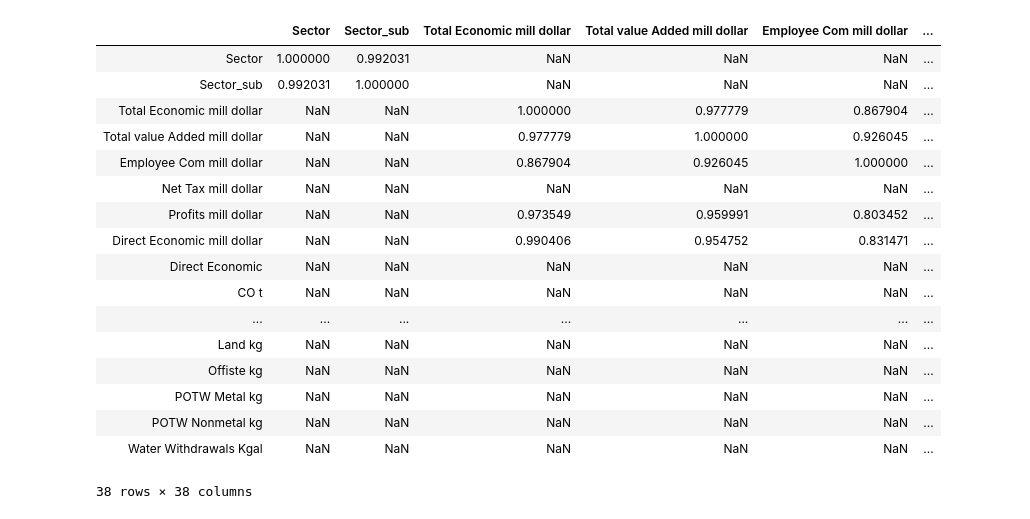
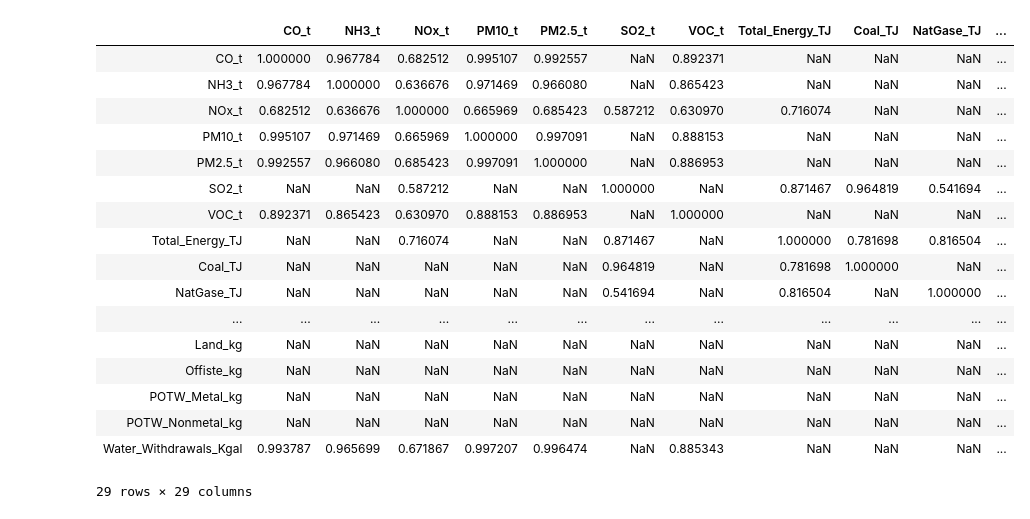
Before and after one commit to WeiquanLuo/LCA-PetFoodSupplyChain, a Jupyter notebook: lca.ipynb, the cells around one changed output. Drawn from its saved outputs; the diff is of its cells as text; code cells hidden in the pictures.

```diff
--- a/lca.ipynb
+++ b/lca.ipynb
@@ -8,0 +8,6 @@ data = data.drop(['Unnamed: 0'], axis =1)
+# %%
+dat = pd.read_csv("data/dat_311111_1M_v2.csv")
+dat = dat.drop(["Unnamed: 0"], axis = 1)
+dat.columns = dat.columns.str.replace(' ', '_')
+dat.columns = dat.columns.str.replace('/', '_')
+dat.columns
@@ -28,0 +31,7 @@ data
+# %%
+dat['Sector'] = dat['Sector'].astype('category')
+dat['Description'] = dat['Description'].astype('category')
+dat['name_sub'] = dat['name_sub'].astype('category')
+dat['Sector_sub'] = dat['Sector_sub'].astype('category')
+
+dat.head()
@@ -34,22 +51,25 @@ sns.heatmap(data.corr(), cmap ='PiYG')
 # %%
-corr = data.corr(method = 'pearson')
+dat1 = dat.iloc[:, 11:40]
+dat1['Description'] = dat['Description']
+dat1.head
+corr = dat1.corr(method = 'pearson')
 corr[abs(corr)>0.5]
 # %% [output]
-|  | Sector | Sector_sub | Total Economic mill dollar | Total value Added mill dollar | Employee Com mill dollar | ... |
-| Sector | 1.000000 | 0.992031 | NaN | NaN | NaN | ... |
-| Sector_sub | 0.992031 | 1.000000 | NaN | NaN | NaN | ... |
-| Total Economic mill dollar | NaN | NaN | 1.000000 | 0.977779 | 0.867904 | ... |
-| Total value Added mill dollar | NaN | NaN | 0.977779 | 1.000000 | 0.926045 | ... |
-| Employee Com mill dollar | NaN | NaN | 0.867904 | 0.926045 | 1.000000 | ... |
-| Net Tax mill dollar | NaN | NaN | NaN | NaN | NaN | ... |
-| Profits mill dollar | NaN | NaN | 0.973549 | 0.959991 | 0.803452 | ... |
-| Direct Economic mill dollar | NaN | NaN | 0.990406 | 0.954752 | 0.831471 | ... |
-| Direct Economic | NaN | NaN | NaN | NaN | NaN | ... |
-| CO t | NaN | NaN | NaN | NaN | NaN | ... |
-| ... | ... | ... | ... | ... | ... | ... |
-| Land kg | NaN | NaN | NaN | NaN | NaN | ... |
-| Offiste kg | NaN | NaN | NaN | NaN | NaN | ... |
-| POTW Metal kg | NaN | NaN | NaN | NaN | NaN | ... |
-| POTW Nonmetal kg | NaN | NaN | NaN | NaN | NaN | ... |
-| Water Withdrawals Kgal | NaN | NaN | NaN | NaN | NaN | ... |
+|  | CO_t | NH3_t | NOx_t | PM10_t | PM2.5_t | SO2_t | VOC_t | Total_Energy_TJ | Coal_TJ | NatGase_TJ | ... |
+| CO_t | 1.000000 | 0.967784 | 0.682512 | 0.995107 | 0.992557 | NaN | 0.892371 | NaN | NaN | NaN | ... |
+| NH3_t | 0.967784 | 1.000000 | 0.636676 | 0.971469 | 0.966080 | NaN | 0.865423 | NaN | NaN | NaN | ... |
+| NOx_t | 0.682512 | 0.636676 | 1.000000 | 0.665969 | 0.685423 | 0.587212 | 0.630970 | 0.716074 | NaN | NaN | ... |
+| PM10_t | 0.995107 | 0.971469 | 0.665969 | 1.000000 | 0.997091 | NaN | 0.888153 | NaN | NaN | NaN | ... |
+| PM2.5_t | 0.992557 | 0.966080 | 0.685423 | 0.997091 | 1.000000 | NaN | 0.886953 | NaN | NaN | NaN | ... |
+| SO2_t | NaN | NaN | 0.587212 | NaN | NaN | 1.000000 | NaN | 0.871467 | 0.964819 | 0.541694 | ... |
+| VOC_t | 0.892371 | 0.865423 | 0.630970 | 0.888153 | 0.886953 | NaN | 1.000000 | NaN | NaN | NaN | ... |
+| Total_Energy_TJ | NaN | NaN | 0.716074 | NaN | NaN | 0.871467 | NaN | 1.000000 | 0.781698 | 0.816504 | ... |
+| Coal_TJ | NaN | NaN | NaN | NaN | NaN | 0.964819 | NaN | 0.781698 | 1.000000 | NaN | ... |
+| NatGase_TJ | NaN | NaN | NaN | NaN | NaN | 0.541694 | NaN | 0.816504 | NaN | 1.000000 | ... |
+| ... | ... | ... | ... | ... | ... | ... | ... | ... | ... | ... | ... |
+| Land_kg | NaN | NaN | NaN | NaN | NaN | NaN | NaN | NaN | NaN | NaN | ... |
+| Offiste_kg | NaN | NaN | NaN | NaN | NaN | NaN | NaN | NaN | NaN | NaN | ... |
+| POTW_Metal_kg | NaN | NaN | NaN | NaN | NaN | NaN | NaN | NaN | NaN | NaN | ... |
+| POTW_Nonmetal_kg | NaN | NaN | NaN | NaN | NaN | NaN | NaN | NaN | NaN | NaN | ... |
+| Water_Withdrawals_Kgal | 0.993787 | 0.965699 | 0.671867 | 0.997207 | 0.996474 | NaN | 0.885343 | NaN | NaN | NaN | ... |
-38 rows × 38 columns
+29 rows × 29 columns
```
Also changed, not shown: parts of 9 cells of this notebook, 1 other file.
